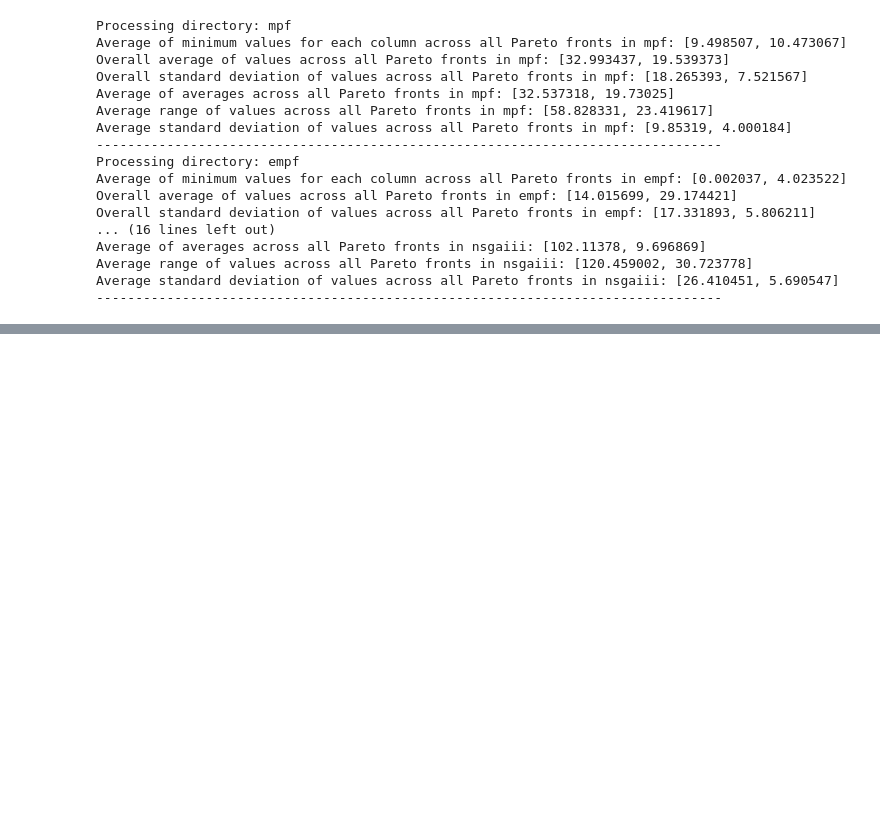
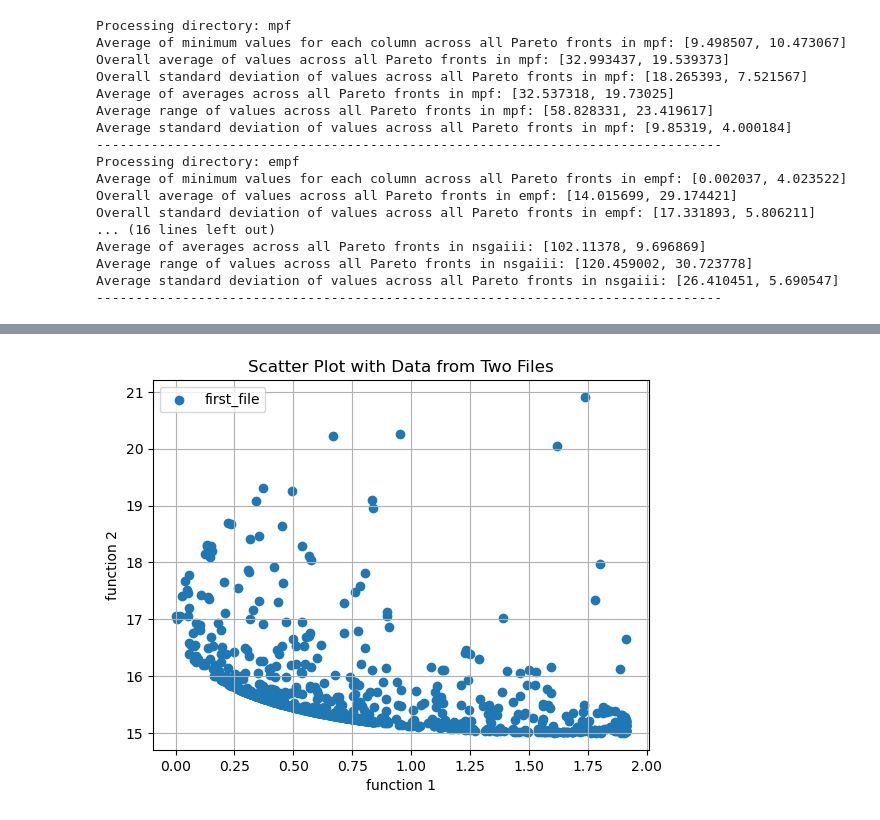
Before and after one commit to kesireddyadarsh/mdpiAlgorithm, a Jupyter notebook: python_code_analysis/mdpiPublication.ipynb, the cells around one changed output, grey strips where cells are left out. Saved outputs shown, nothing was run; the diff lists cells and outputs as text; code cells hidden in the pictures; blank space fills up the shorter version.

```diff
--- a/python_code_analysis/mdpiPublication.ipynb
+++ b/python_code_analysis/mdpiPublication.ipynb
@@ -437,0 +535,25 @@ plt.show()
+# %%
+import matplotlib.pyplot as plt
+
+
+list1_file1 = []
+list2_file1 = []
+with open("/Users/adarshkesireddy/Downloads/NewData/rewards_99.txt", "r") as file:
+    for line in file:
+        values = line.split()
+        list1_file1.append(float(values[0]))
+        list2_file1.append(float(values[1]))
+
+
+
+
+number_list = [i for i in range(len(list1_file1))]
+plt.scatter(list1_file1, list2_file1, label="first_file")
+plt.grid()
+plt.xlabel("function 1")
+plt.ylabel("function 2")
+plt.title("Scatter Plot with Data from Two Files")
+plt.legend()
+plt.show()
+# %% [output]
+[figure, added]
```
Also changed, not shown: parts of 12 cells of this notebook.
